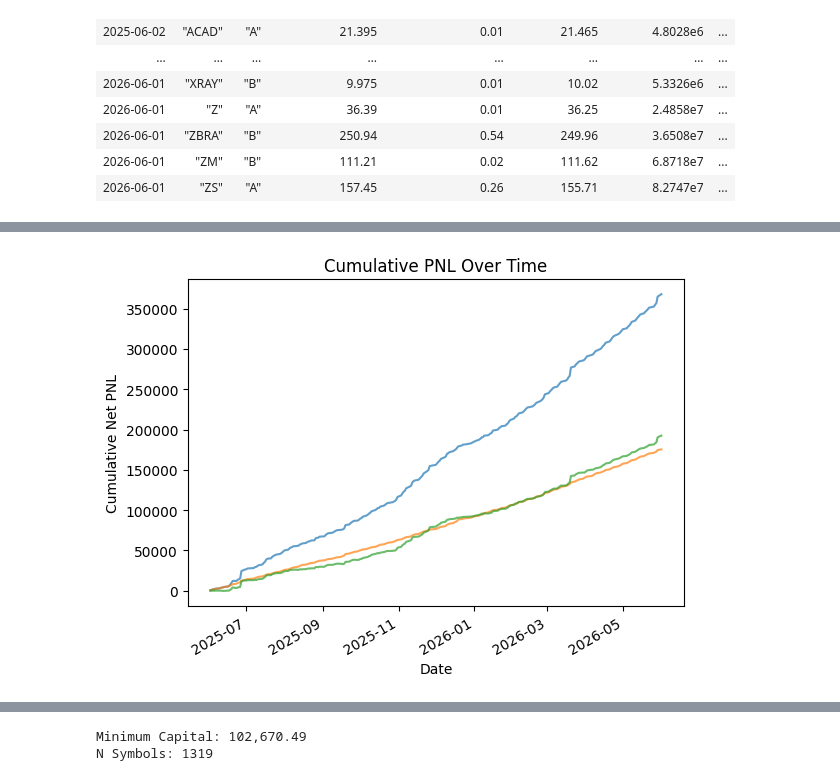
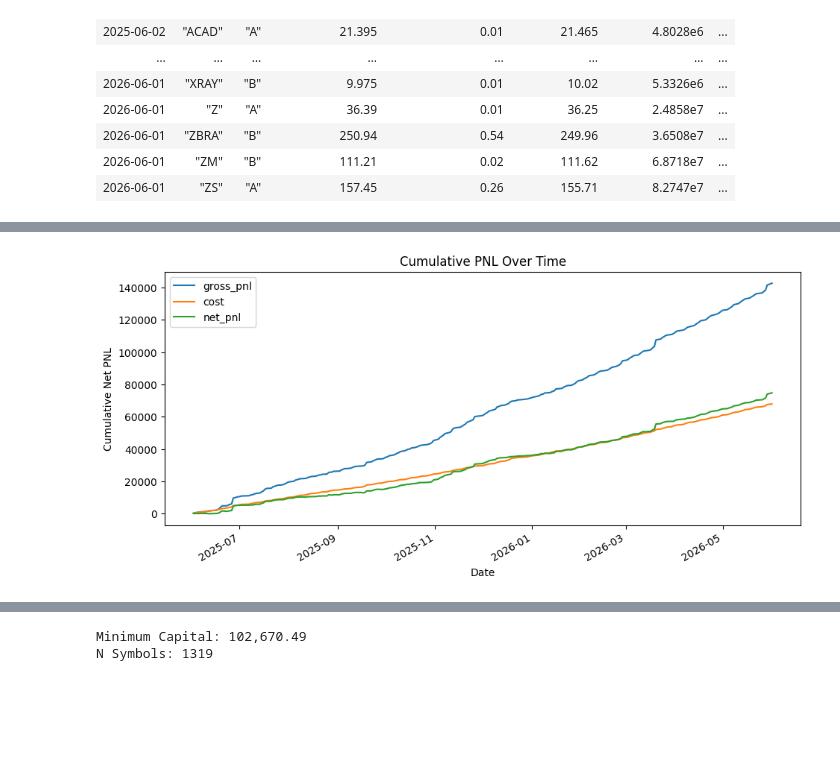
Before and after one commit to MichaelCusackNelkin/Summer_Research_2026, a Jupyter notebook: research-alpha/code/notebooks/test.ipynb, the cells around one changed output, grey strips where cells are left out. Cells and saved outputs as stored; diff of their text form; code cells hidden in the pictures; blank space fills up the shorter version.

```diff
--- a/research-alpha/code/notebooks/test.ipynb
+++ b/research-alpha/code/notebooks/test.ipynb
@@ -202,8 +202,7 @@ Spearman IC: 0.275 with p-value: 0.000
 # %% [markdown]
 ### Quick Backtest
 # %%
-CAP_PER_SYMBOL = 2_500
-LEVERAGE = 2
+CAP_PER_SYMBOL = 1000
 COMMISSION = 0.0035
 backtest = (
     data
@@ -282,18 +313,18 @@ Per Trade Hit Rate: 54.83%
 # %%
-LEVERAGE = 2.0
+LEVERAGE = 3.0
 ANNUAL_FINANCING_RATE = 0.045          # broker rate on the borrowed (L-1)×equity
 daily_financing = (LEVERAGE - 1) * ANNUAL_FINANCING_RATE / 252
 
-levered = (
-    daily_returns
+strat_daily = (
+    strat_daily
     .sort("date")
     .with_columns((pl.col("return") * LEVERAGE - daily_financing).alias("lev_return"))
     .with_columns(((1 + pl.col("lev_return")).cum_prod() - 1).alias("cum_lev_return"))
 )
 
-lev_avg = levered["lev_return"].mean()
-lev_std = levered["lev_return"].std()
-print(f"Levered ({LEVERAGE:.1f}x) Total Return: {levered['cum_lev_return'].tail(1).item():,.2%}")
+lev_avg = strat_daily["lev_return"].mean()
+lev_std = strat_daily["lev_return"].std()
+print(f"Levered ({LEVERAGE:.1f}x) Total Return: {strat_daily['cum_lev_return'].tail(1).item():,.2%}")
 print(f"Levered Annualized:    {(1 + lev_avg)**252 - 1:,.2%}")
 print(f"Levered Sharpe:        {lev_avg / lev_std * 252**0.5:,.2f}")
 # %% [output]
@@ -327,15 +362,16 @@ plt.show()
 # %%
-daily_pnl = stat_backtest.group_by("date").agg(pl.col(["gross_pnl", "cost", "net_pnl"]).sum())
-plt.plot(daily_pnl['date'], daily_pnl['gross_pnl'].cum_sum(),
-        color='tab:blue', alpha=0.7, label="gross_pnl")
-plt.plot(daily_pnl['date'], daily_pnl['cost'].cum_sum(),
-        color='tab:orange', alpha=0.7, label="cost")
-plt.plot(daily_pnl['date'], daily_pnl['net_pnl'].cum_sum(),
-        color='tab:green', alpha=0.7, label="net_pnl")
+plt.figure(figsize=(11, 5))
+plt.plot(strat_daily['date'], strat_daily['gross_pnl'].cum_sum(),
+        color='tab:blue', label="gross_pnl")
+plt.plot(strat_daily['date'], strat_daily['cost'].cum_sum(),
+        color='tab:orange', label="cost")
+plt.plot(strat_daily['date'], strat_daily['net_pnl'].cum_sum(),
+        color='tab:green', label="net_pnl")
 plt.title("Cumulative PNL Over Time")
+plt.legend()
 plt.xlabel("Date")
 plt.ylabel("Cumulative Net PNL")
 plt.gcf().autofmt_xdate()
 plt.show()
 # %% [output]
-[figure, old version]
+[figure, new version]
```
Also changed, not shown: parts of 6 cells of this notebook.
